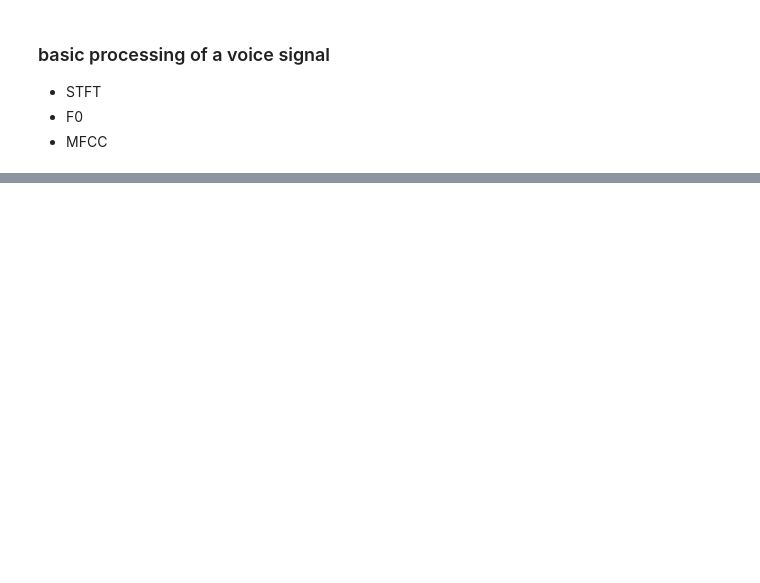
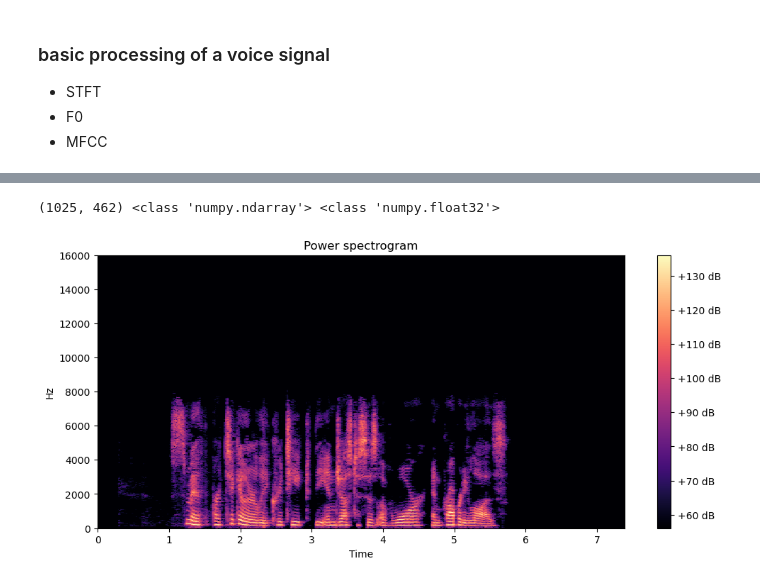
Before and after one commit to yingli/math485, a Jupyter notebook: sample_code/voice_data/voice_data_03_processing.ipynb, the cells around one changed output, grey strips where cells are left out. Saved outputs shown, nothing was run; the diff lists cells and outputs as text; code cells hidden in the pictures; blank space fills up the shorter version.

```diff
--- a/sample_code/voice_data/voice_data_03_processing.ipynb
+++ b/sample_code/voice_data/voice_data_03_processing.ipynb
@@ -195,0 +229,13 @@ fig.colorbar(img, ax=ax, format="%+2.0f dB")
+# %%
+x, sr = librosa.load(data_dir+audiofile[4],sr=None)
+X = librosa.stft(x)
+Xdb = librosa.amplitude_to_db(abs(X),ref=np.min)
+print(Xdb.shape, type(Xdb), type(Xdb[0,0]))
+fig, ax = plt.subplots()
+img = librosa.display.specshow(Xdb, sr = sr, x_axis='time', y_axis='hz')
+ax.set_title('Power spectrogram')
+fig.colorbar(img, ax=ax, format="%+2.0f dB")
+plt.show()
+# %% [output]
+(1025, 462) <class 'numpy.ndarray'> <class 'numpy.float32'>
+[figure, added]
```
Also changed, not shown: parts of 100 cells of this notebook.
